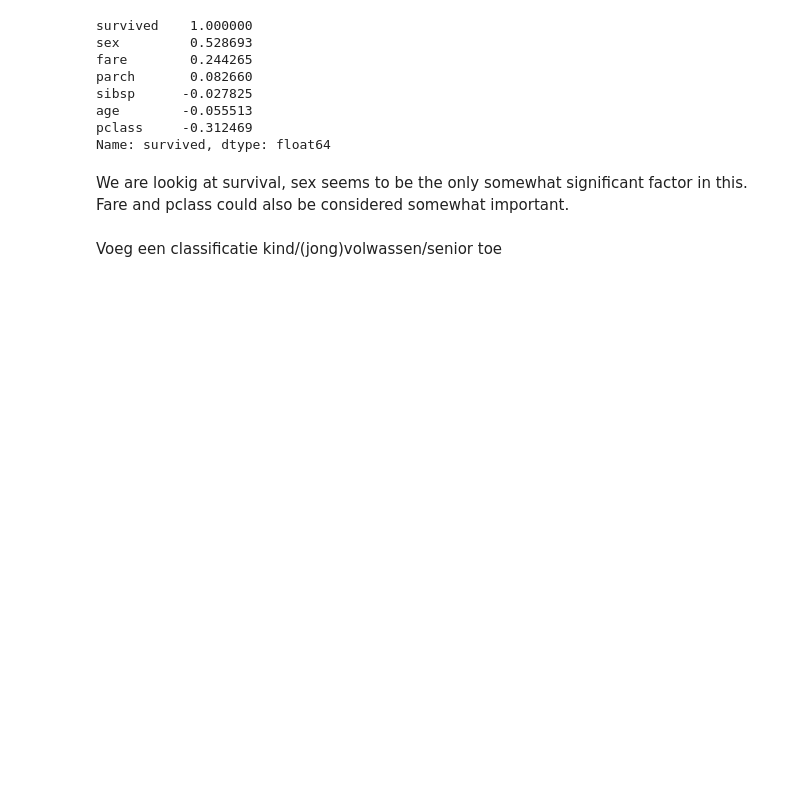
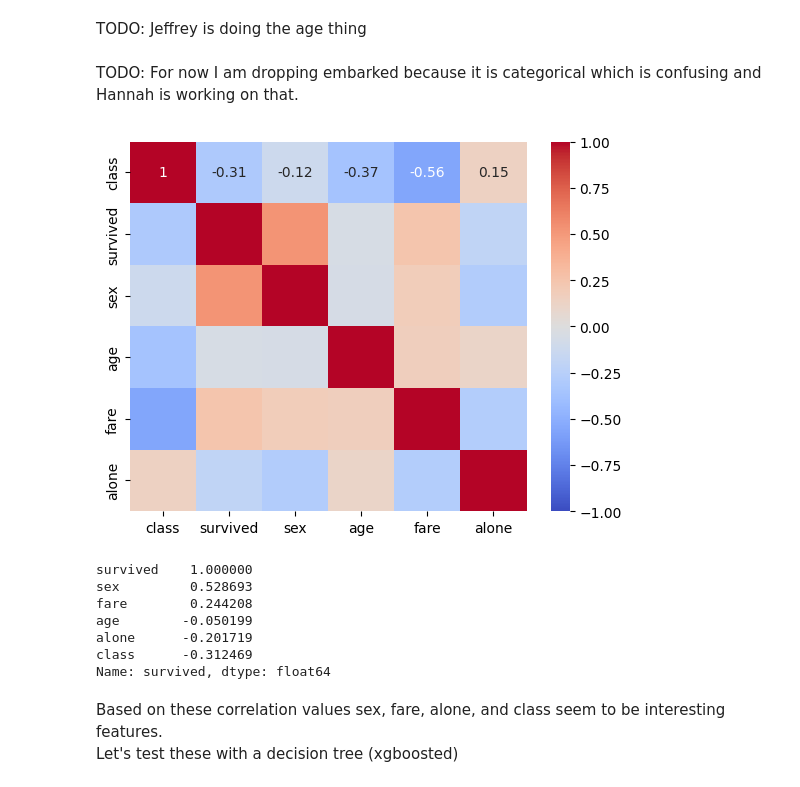
Before and after one commit to HannahCimene/TrioData_Masters, a Jupyter notebook: Files/titanic_dataset/titanic_emalisa.ipynb, the cells around one changed output. Saved outputs shown, nothing was run; the diff lists cells and outputs as text; code cells hidden in the pictures; blank space fills up the shorter version.

```diff
--- a/Files/titanic_dataset/titanic_emalisa.ipynb
+++ b/Files/titanic_dataset/titanic_emalisa.ipynb
@@ -51,4 +24,0 @@ There are so little non-null values for cabin, boat, and body that these should
-# %%
-# By default, the drop method returns a new DataFrame with the specified columns dropped, leaving the original DataFrame df unchanged.
-# To apply the changes in place and remove the specified columns from the original DataFrame df, you should use the inplace=True parameter.
-df.drop(['cabin', 'boat', 'body'], axis=1, inplace=True)
@@ -92,15 +53,40 @@ sns.heatmap(corr, annot=True)
+# %%
+df.rename(columns={'pclass': 'class', 'sibsp': 'siblings_spouse', 'parch': 'parents_children'}, inplace=True)
+df['sex'] = df['sex'].apply(lambda x: 0 if str(x) == 'male' else 1)
+df['alone'] = df.apply(lambda row: 1 if row['parents_children'] == 0 and row['siblings_spouse'] == 0 else 0, axis=1)
+df['age'].fillna(value=df['age'].mean(), inplace=True)
+df['fare'].fillna(value=df['fare'].mean(), inplace=True)
+df.drop(['cabin', 'boat', 'body', 'home.dest', 'ticket', 'name', 'siblings_spouse', 'parents_children'], axis=1, inplace=True)
+# %% [markdown]
+TODO: Jeffrey is doing the age thing
+# %% [markdown]
+TODO: For now I am dropping embarked because it is categorical which is confusing and Hannah is working on that.
+# %%
+df.drop('embarked', axis=1, inplace=True)
+# %%
+import seaborn as sns
+import matplotlib.pyplot as plt
+
+# Create a correlation matrix
+corr = df.corr()
+
+# Create the heatmap
+sns.heatmap(corr,
+            vmin=-1,
+            cmap='coolwarm',
+            annot=True);
+# %% [output]
+[figure, added]
 # %%
 corr['survived'].sort_values(ascending=False)
 # %% [output]
 survived    1.000000
 sex         0.528693
-fare        0.244265
-parch       0.082660
-sibsp      -0.027825
-age        -0.055513
-pclass     -0.312469
+fare        0.244208
+age        -0.050199
+alone      -0.201719
+class      -0.312469
 Name: survived, dtype: float64
-# %% [markdown]
-We are lookig at survival, sex seems to be the only somewhat significant factor in this. Fare and pclass could also be considered somewhat important.
-# %% [markdown]
-Voeg een classificatie kind/(jong)volwassen/senior toe
+# %% [markdown]
+Based on these correlation values sex, fare, alone, and class seem to be interesting features.
+Let's test these with a decision tree (xgboosted)
```
Also changed, not shown: parts of 18 cells of this notebook.
